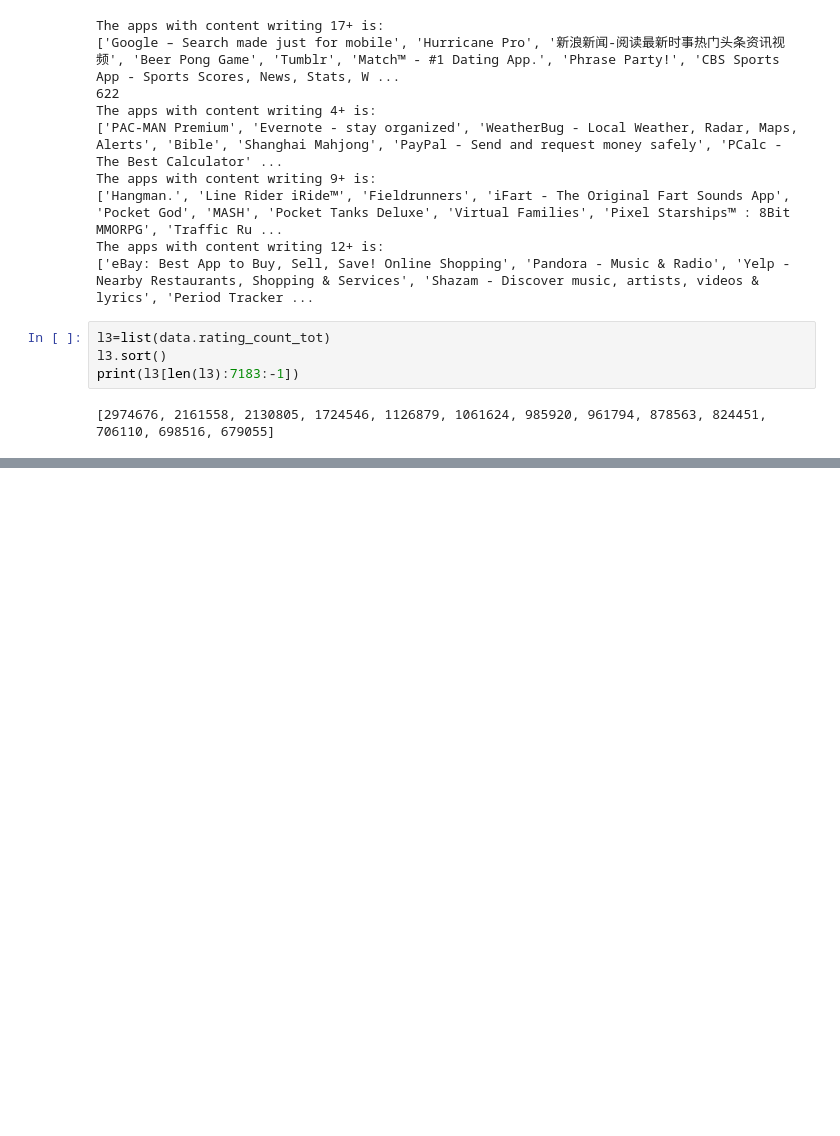
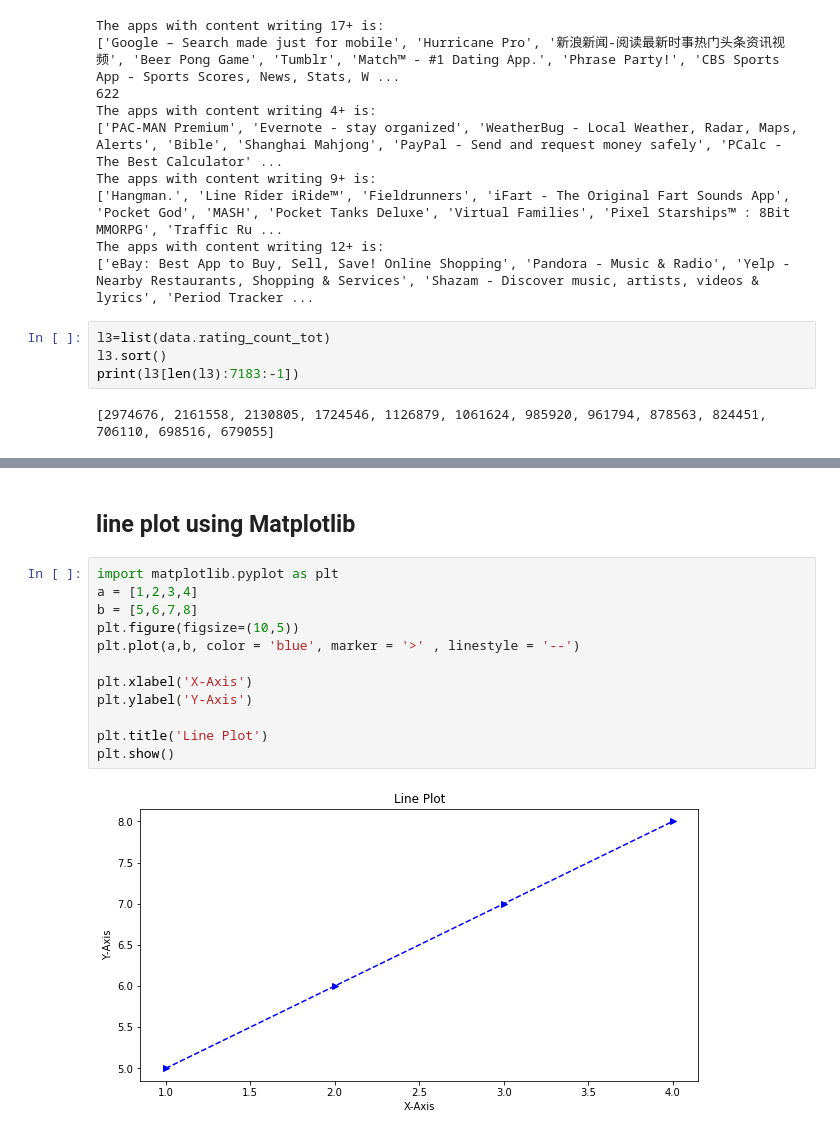
Before and after one commit to pilliMAHESH/Assesmentsolutions, a Jupyter notebook: pandadatasets.ipynb, the cells around one changed output, grey strips where cells are left out. Drawn from its saved outputs; the diff is of its cells as text; blank space fills up the shorter version.

```diff
--- a/pandadatasets.ipynb
+++ b/pandadatasets.ipynb
@@ -66,0 +83,16 @@ print(l3[len(l3):7183:-1])
+# %% [markdown]
+## line plot using Matplotlib
+# %%
+import matplotlib.pyplot as plt
+a = [1,2,3,4]
+b = [5,6,7,8]
+plt.figure(figsize=(10,5))
+plt.plot(a,b, color = 'blue', marker = '>' , linestyle = '--')
+
+plt.xlabel('X-Axis')
+plt.ylabel('Y-Axis')
+
+plt.title('Line Plot')
+plt.show()
+# %% [output]
+[figure, added]
```
Also changed, not shown: parts of 5 cells of this notebook.
